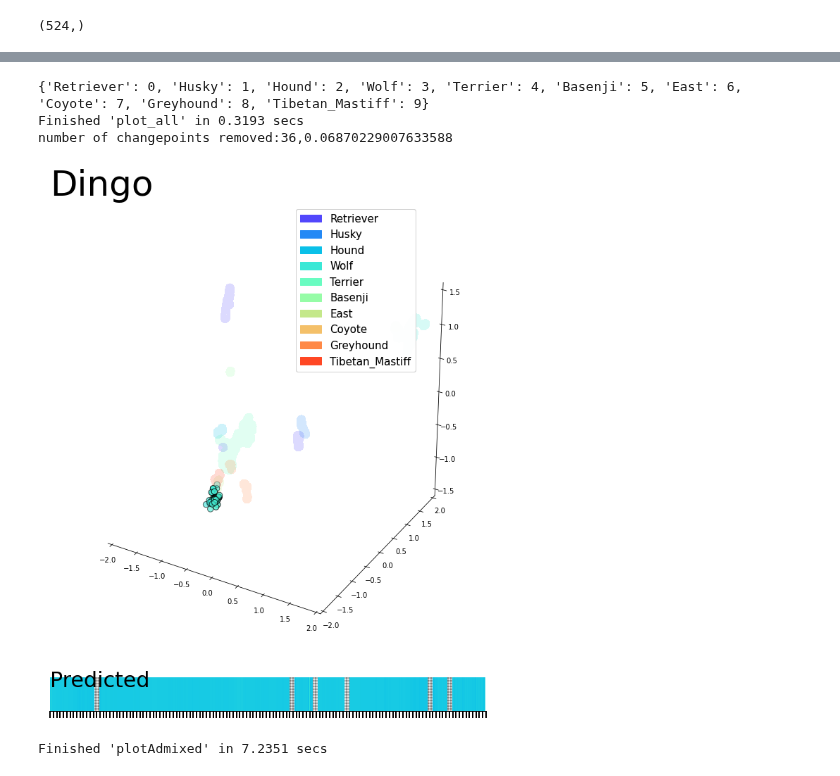
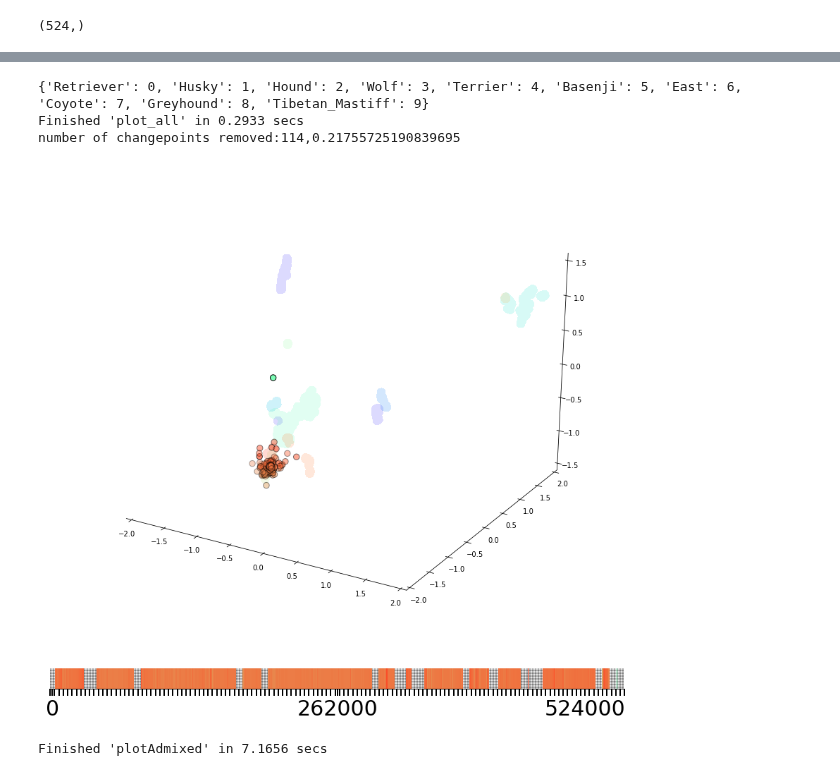
Before and after one commit to RichRast/Ge3Net, a Jupyter notebook: Notebooks/Shared_Notebooks/Admixed_dogs_predictions.ipynb, the cells around one changed output, grey strips where cells are left out. Cells and saved outputs as stored; diff of their text form; code cells hidden in the pictures.

Commit message:
Admixed dogs nb done in Shared folder

```diff
--- a/Notebooks/Shared_Notebooks/Admixed_dogs_predictions.ipynb
+++ b/Notebooks/Shared_Notebooks/Admixed_dogs_predictions.ipynb
@@ -283,7 +283,7 @@ vcf_all_npy.shape
 # %% [output]
 (1444, 524864)
 # %%
-sample_name='Dingo01'
+sample_name='IndigenousDogVietnam04'
 i=np.where(vcf_unfiltered['samples']==sample_name)[0].item()
 population_description = only_admixed[only_admixed.Sample==sample_name]['Population'].values[0]
 print(population_description)
@@ -443,12 +443,13 @@ def getGradient(counterSPUsed, colorsSP_dict):
 
     return spGradient
 # %%
-def getCmap(colorsPop_sp_dict, vertical=True):
+def getCmap(colorsPop_sp_dict, superpop_dict, vertical=True):
     if vertical:
-        colorlist=[colorsPop_sp_dict[k] for k in range(10)]
-        norm=mpl.colors.Normalize(vmin=-2, vmax=2)
+        colorlist=[colorsPop_sp_dict[superpop_dict[k]] for k in ['East','Tibetan_Mastiff','Terrier',\
+                           'Basenji','Retriever']]
+        norm=mpl.colors.Normalize(vmin=-1.5, vmax=1.5)
     else:
-        colorlist=[colorsPop_sp_dict[0],colorsPop_sp_dict[4], colorsPop_sp_dict[9]]
-        norm=mpl.colors.Normalize(vmin=-2, vmax=2)
+        colorlist=[colorsPop_sp_dict[superpop_dict[k]] for k in ['Terrier','Husky','Wolf']]
+        norm=mpl.colors.Normalize(vmin=-1.5, vmax=1.5)
     cmap = LinearSegmentedColormap.from_list('Cmap', colors=colorlist, N=317)
     return cmap, norm
@@ -567,13 +591,13 @@ def plotAdmixed(granularPopSample, y_predSample, **kwargs):
 # %%
 granularPopSample=[sample_name]*params.n_win
 plotAdmixed(granularPopSample, y_predSample, pred_cps=pred_cps_BOCD, mappedSpArr=mappedSpArr, \
 backgroundAxis=True, y_trainTrue=y_True, superpopsTrue=superpopsTrue, superop_dict=superop_dict,\
-cpShow=False, population_description=population_description)
+cpShow=False, population_description=None, showLegend=False)
 # %% [output]
 {'Retriever': 0, 'Husky': 1, 'Hound': 2, 'Wolf': 3, 'Terrier': 4, 'Basenji': 5, 'East': 6, 'Coyote': 7, 'Greyhound': 8, 'Tibetan_Mastiff': 9}
-Finished 'plot_all' in 0.3193 secs
-number of changepoints removed:36,0.06870229007633588
+Finished 'plot_all' in 0.2933 secs
+number of changepoints removed:114,0.21755725190839695
-[figure, old version]
+[figure, new version]
-Finished 'plotAdmixed' in 7.2351 secs
+Finished 'plotAdmixed' in 7.1656 secs
 # %%
 superop_dict
```
Also changed, not shown: parts of 9 cells of this notebook.
